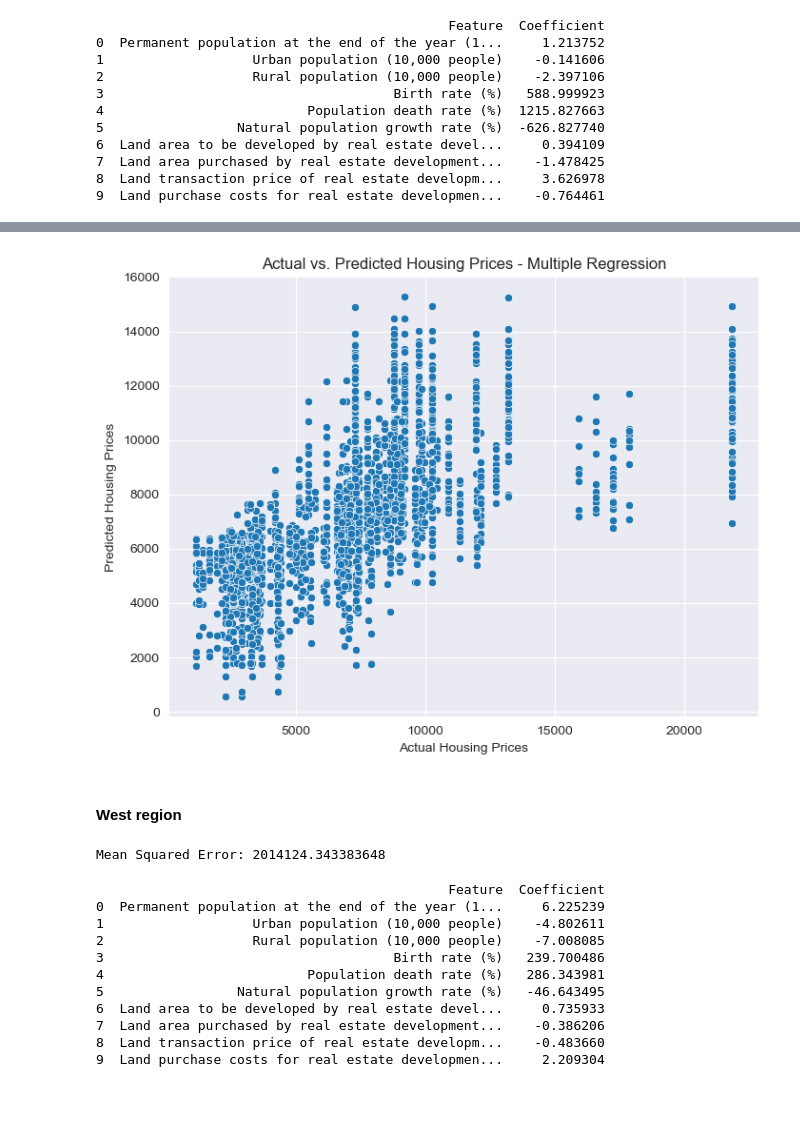
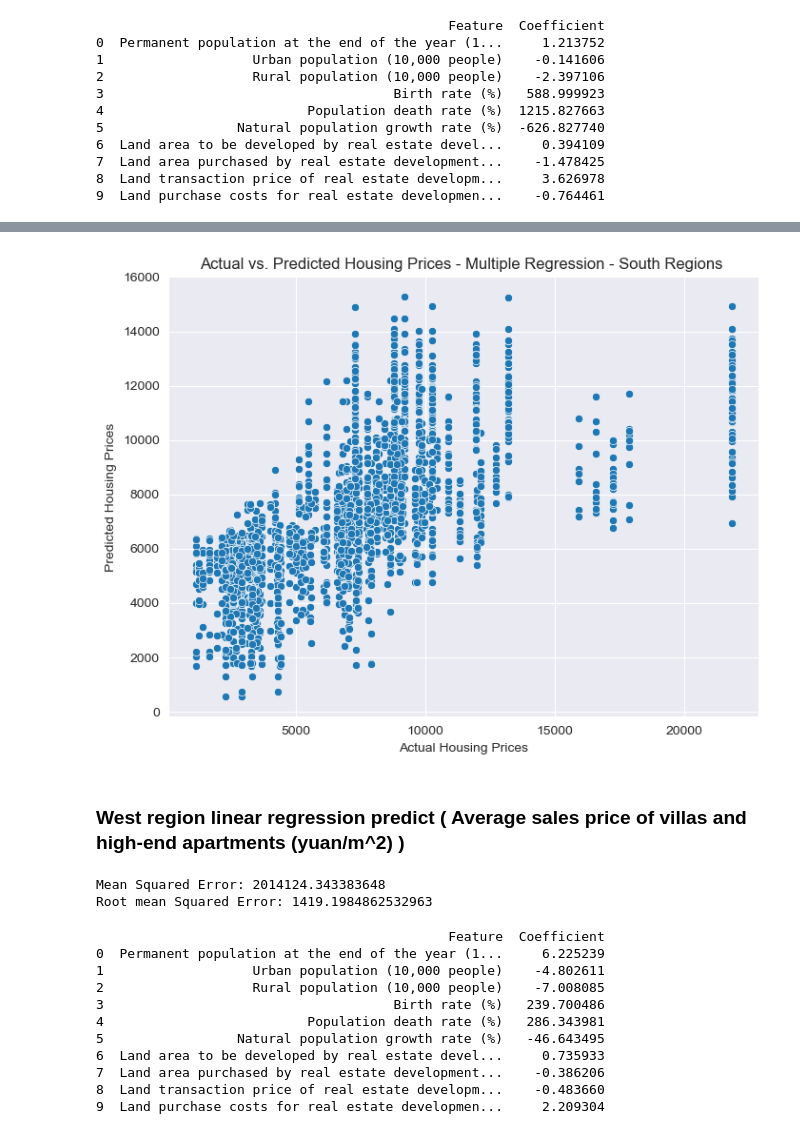
Before and after one commit to roywithpandas/rwp_repo, a Jupyter notebook: models&graph/modeling_analysis.ipynb, the cells around one changed output, grey strips where cells are left out. Cells and saved outputs as stored; diff of their text form; code cells hidden in the pictures; blank space fills up the shorter version.

```diff
--- a/models&graph/modeling_analysis.ipynb
+++ b/models&graph/modeling_analysis.ipynb
@@ -265,17 +285,17 @@ plt.show()
 import pandas as pd
 
 # Load housing price data
-housing_data = pd.concat([pd.read_csv(file) for file in south_region_hp])
+housing_data_south = pd.concat([pd.read_csv(file) for file in south_region_hp])
 
 # Load population data
-population_data = pd.concat([pd.read_csv(file) for file in south_region_pop])
+population_data_south = pd.concat([pd.read_csv(file) for file in south_region_pop])
 
 # Load land cost data
-landCost_data = pd.concat([pd.read_csv(file) for file in south_region_lc])
+landCost_data_south = pd.concat([pd.read_csv(file) for file in south_region_lc])
 
 # Merge the two datasets based on a common key (e.g., region and year)
-merged_data = pd.merge(housing_data, population_data, on=['Years'])
-merged_data = pd.merge(merged_data, landCost_data, on=['Years'])
+merged_data = pd.merge(housing_data_south, population_data_south, on=['Years'])
+merged_data = pd.merge(merged_data, landCost_data_south, on=['Years'])
 
 # Select relevant columns for X (features) and y (target variable)
 X_columns = ['Permanent population at the end of the year (10,000 people)',
@@ -311,5 +331,8 @@ y_pred = model.predict(X_test)
 # Evaluate the model
 mse = mean_squared_error(y_test, y_pred)
 print(f'Mean Squared Error: {mse}')
+
+rmse = np.sqrt(mse)
+print((f'Root mean Squared Error: {rmse}'))
 # %% [output]
 Mean Squared Error: 9605617.510188112
@@ -332,33 +390,33 @@ print(coefficients)
 # %%
 import matplotlib.pyplot as plt
 import seaborn as sns
 
 # Plotting actual vs. predicted values
 plt.figure(figsize=(8, 6))
 sns.scatterplot(x=y_test, y=y_pred)
 plt.xlabel('Actual Housing Prices')
 plt.ylabel('Predicted Housing Prices')
-plt.title('Actual vs. Predicted Housing Prices - Multiple Regression')
+plt.title('Actual vs. Predicted Housing Prices - Multiple Regression - South Regions ')
 plt.show()
 # %% [output]
-[figure, old version]
+[figure, new version]
 # %% [markdown]
-#### West region
+### West region linear regression predict ( Average sales price of villas and high-end apartments (yuan/m^2) )
 # %%
 import pandas as pd
 
 # Load housing price data
-housing_data = pd.concat([pd.read_csv(file) for file in west_region_hp])
+housing_data_west = pd.concat([pd.read_csv(file) for file in west_region_hp])
 
 # Load population data
-population_data = pd.concat([pd.read_csv(file) for file in west_region_pop])
+population_data_west = pd.concat([pd.read_csv(file) for file in west_region_pop])
 
 # Load land cost data
-landCost_data = pd.concat([pd.read_csv(file) for file in west_region_lc])
+landCost_data_west = pd.concat([pd.read_csv(file) for file in west_region_lc])
 
 # Merge the two datasets based on a common key (e.g., region and year)
-merged_data = pd.merge(housing_data, population_data, on=['Years'])
-merged_data = pd.merge(merged_data, landCost_data, on=['Years'])
+merged_data = pd.merge(housing_data_west, population_data_west, on=['Years'])
+merged_data = pd.merge(merged_data, landCost_data_west, on=['Years'])
 
 # Select relevant columns for X (features) and y (target variable)
 X_columns = ['Permanent population at the end of the year (10,000 people)',
@@ -394,8 +452,12 @@ y_pred = model.predict(X_test)
 # Evaluate the model
 mse = mean_squared_error(y_test, y_pred)
 print(f'Mean Squared Error: {mse}')
+
+rmse = np.sqrt(mse)
+print((f'Root mean Squared Error: {rmse}'))
 # %% [output]
 Mean Squared Error: 2014124.343383648
+Root mean Squared Error: 1419.1984862532963
 # %%
 # Print coefficients
 coefficients = pd.DataFrame({'Feature': X_columns, 'Coefficient': model.coef_})
```
Also changed, not shown: parts of 12 cells of this notebook, 6 other files.
